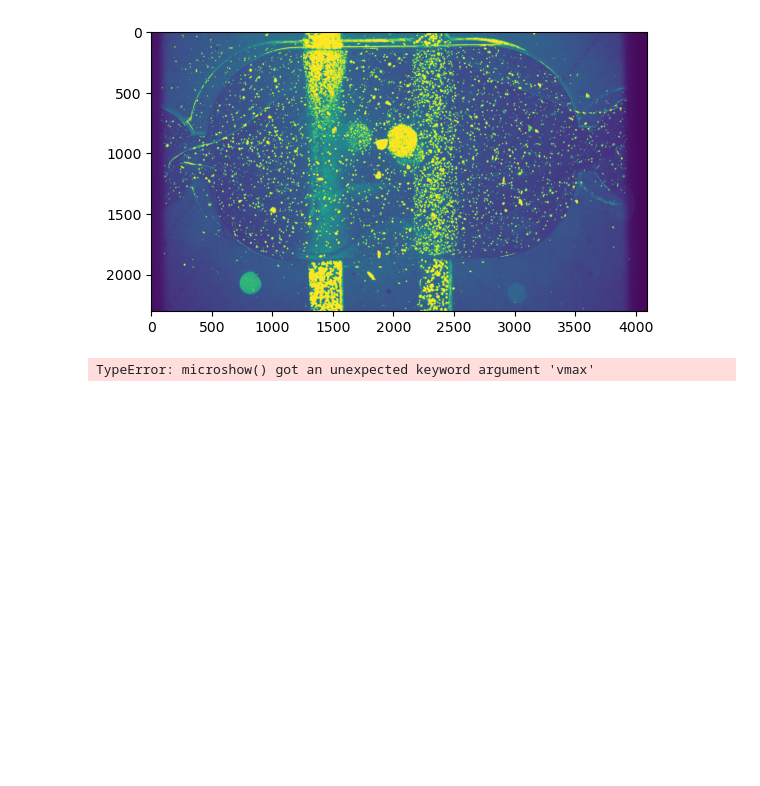
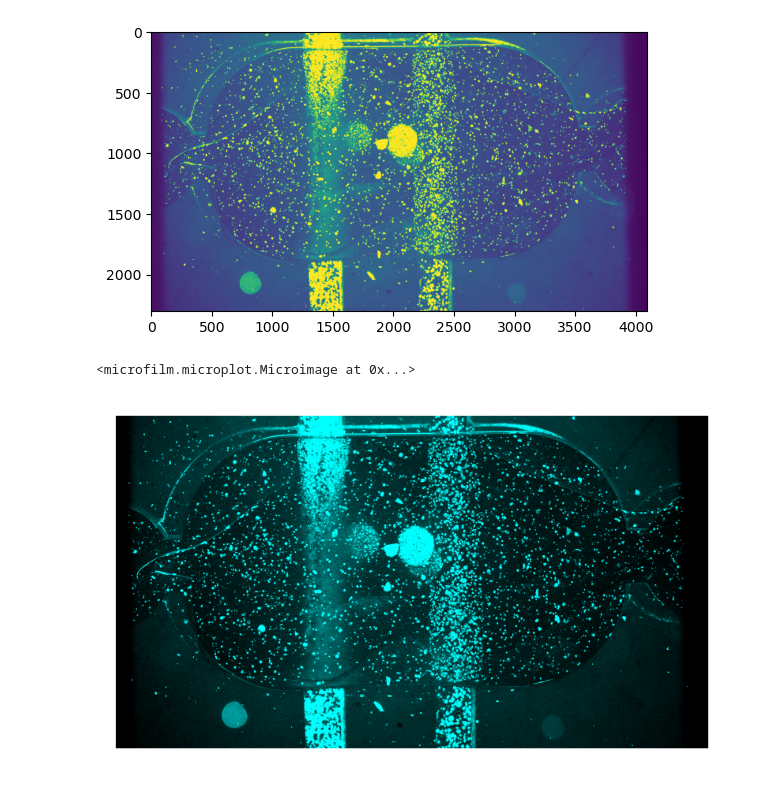
Before and after one commit to adeelscience/MMB_python_workshops, a Jupyter notebook: segmentation.ipynb, the cells around one changed output. Cells and saved outputs as stored; diff of their text form; code cells hidden in the pictures; blank space fills up the shorter version.

```diff
--- a/segmentation.ipynb
+++ b/segmentation.ipynb
@@ -30,4 +60,5 @@ from microfilm.microplot import microshow
 # %%
-microshow(max_proj, dpi=600, vmax=1000 )
+microshow(max_proj, rescale_type = 'limits', limits =[300, 1000], dpi = 600, cmaps ="cyan" )
 # %% [output]
-TypeError: microshow() got an unexpected keyword argument 'vmax'
+<microfilm.microplot.Microimage at 0x...>
+[figure, added]
```
Also changed, not shown: parts of 8 cells of this notebook, 1 other file.
